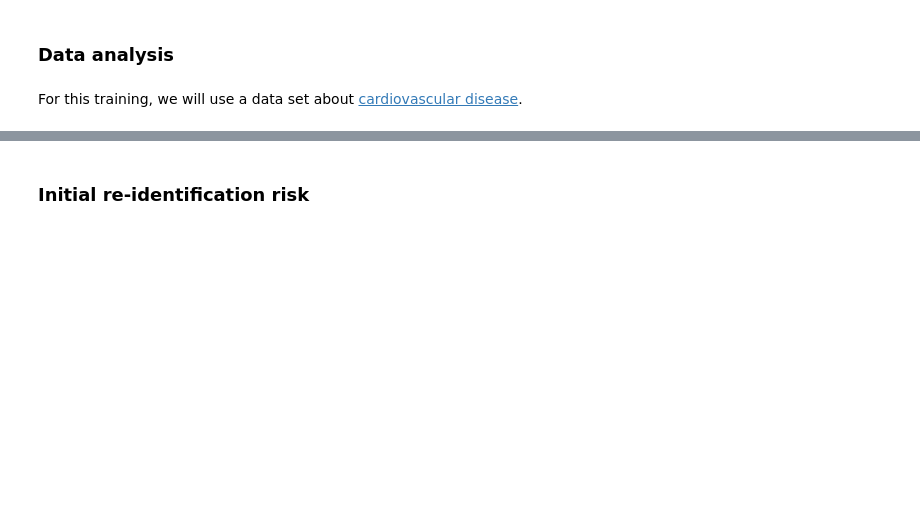
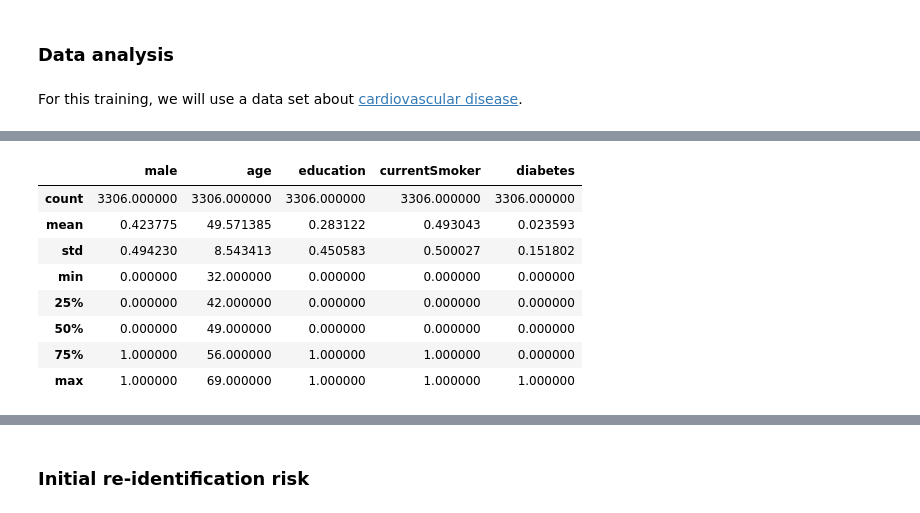
Before and after one commit to tmcarvalho/hands-on-data-deidentification, a Jupyter notebook: S5-Training.ipynb, the cells around one changed output, grey strips where cells are left out. Saved outputs shown, nothing was run; the diff lists cells and outputs as text; code cells hidden in the pictures; blank space fills up the shorter version.

```diff
--- a/S5-Training.ipynb
+++ b/S5-Training.ipynb
@@ -59,2 +72,14 @@ memory usage: 516.8 KB
+# %%
+X_train[['male', 'age', 'education', 'currentSmoker', 'diabetes']].describe()
+# %% [output]
+|  | male | age | education | currentSmoker | diabetes |
+| count | 3306.000000 | 3306.000000 | 3306.000000 | 3306.000000 | 3306.000000 |
+| mean | 0.423775 | 49.571385 | 0.283122 | 0.493043 | 0.023593 |
+| std | 0.494230 | 8.543413 | 0.450583 | 0.500027 | 0.151802 |
+| min | 0.000000 | 32.000000 | 0.000000 | 0.000000 | 0.000000 |
+| 25% | 0.000000 | 42.000000 | 0.000000 | 0.000000 | 0.000000 |
+| 50% | 0.000000 | 49.000000 | 0.000000 | 0.000000 | 0.000000 |
+| 75% | 1.000000 | 56.000000 | 1.000000 | 1.000000 | 0.000000 |
+| max | 1.000000 | 69.000000 | 1.000000 | 1.000000 | 1.000000 |
 # %%
 # Compute percentage of age
```
Also changed, not shown: parts of 66 cells of this notebook, 2 other files.
